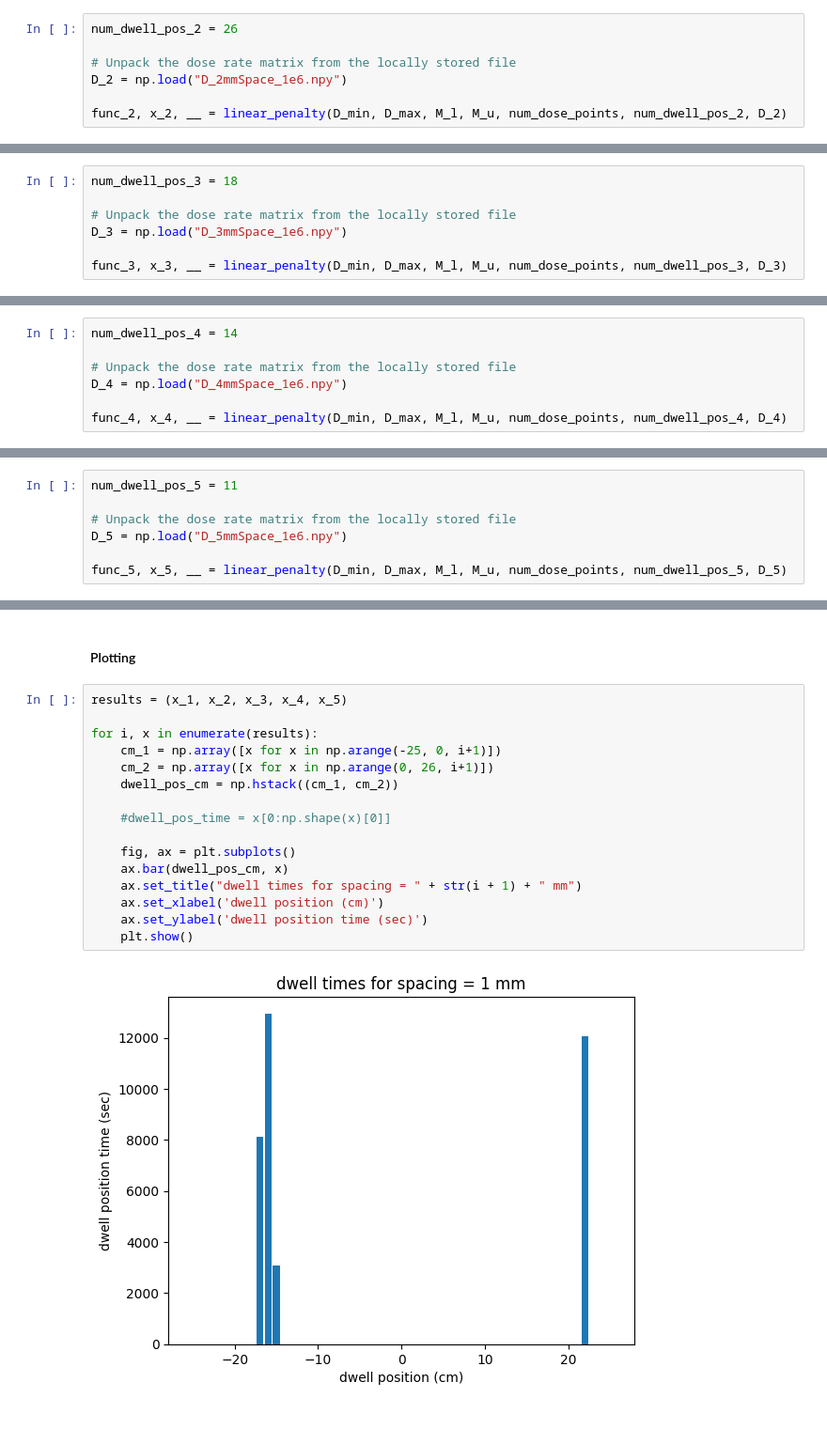
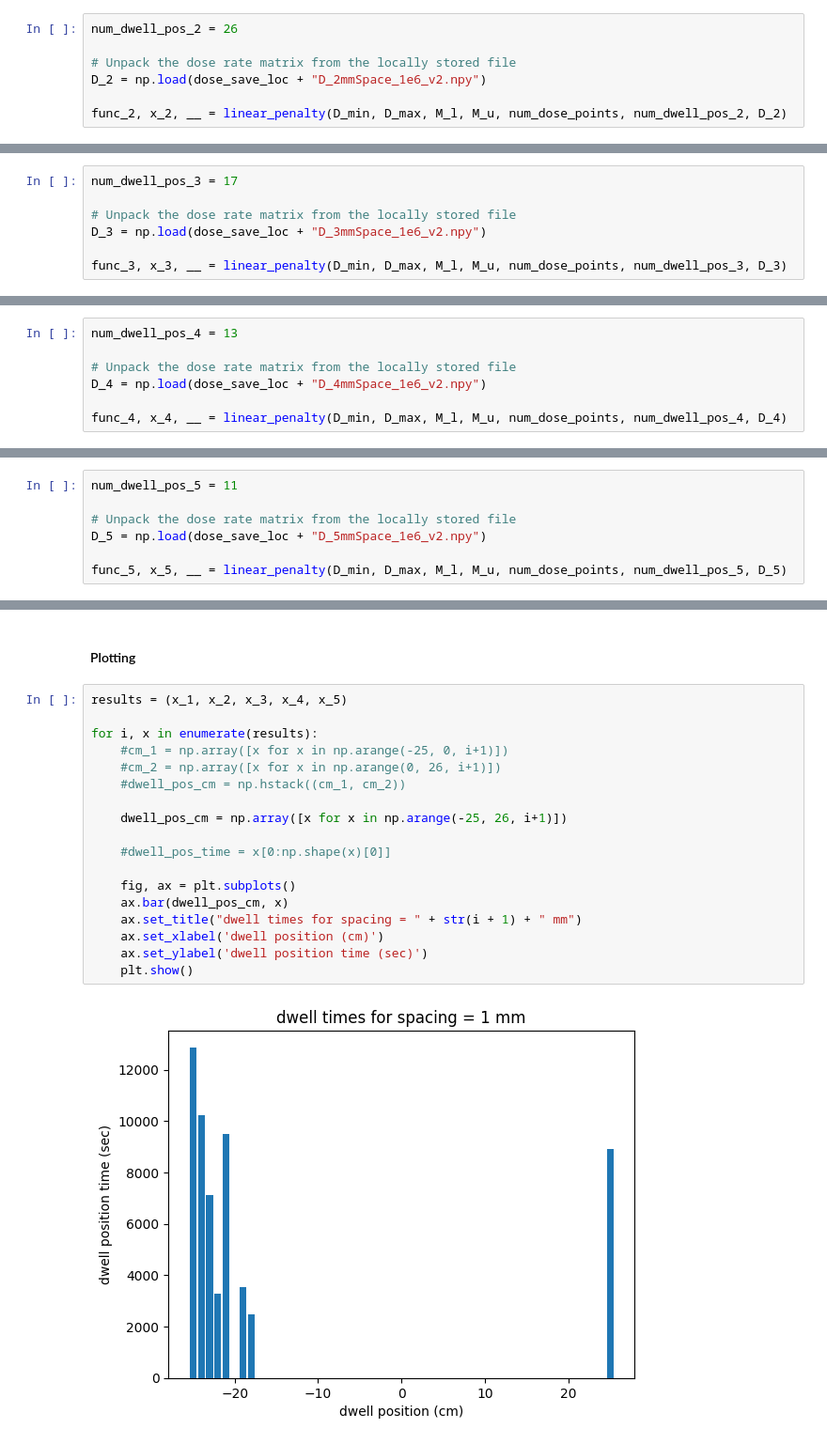
Before and after one commit to seandiscovery/modulated_shielding, a Jupyter notebook: dwell_time/experiments/results/exp_1-5mm_1e6_results.ipynb, the cells around one changed output, grey strips where cells are left out. Shown at 94% size. Saved outputs shown, nothing was run; the diff lists cells and outputs as text.

```diff
--- a/dwell_time/experiments/results/exp_1-5mm_1e6_results.ipynb
+++ b/dwell_time/experiments/results/exp_1-5mm_1e6_results.ipynb
@@ -54,25 +58,25 @@ func_1, x_1, __ = linear_penalty(D_min, D_max, M_l, M_u, num_dose_points, num_dw
 num_dwell_pos_2 = 26
 
 # Unpack the dose rate matrix from the locally stored file
-D_2 = np.load("D_2mmSpace_1e6.npy")
+D_2 = np.load(dose_save_loc + "D_2mmSpace_1e6_v2.npy")
 
 func_2, x_2, __ = linear_penalty(D_min, D_max, M_l, M_u, num_dose_points, num_dwell_pos_2, D_2)
 # %% [markdown]
 #### Spacing = 3 mm
 # %%
-num_dwell_pos_3 = 18
+num_dwell_pos_3 = 17
 
 # Unpack the dose rate matrix from the locally stored file
-D_3 = np.load("D_3mmSpace_1e6.npy")
+D_3 = np.load(dose_save_loc + "D_3mmSpace_1e6_v2.npy")
 
 func_3, x_3, __ = linear_penalty(D_min, D_max, M_l, M_u, num_dose_points, num_dwell_pos_3, D_3)
 # %% [markdown]
 #### Spacing = 4 mm
 # %%
-num_dwell_pos_4 = 14
+num_dwell_pos_4 = 13
 
 # Unpack the dose rate matrix from the locally stored file
-D_4 = np.load("D_4mmSpace_1e6.npy")
+D_4 = np.load(dose_save_loc + "D_4mmSpace_1e6_v2.npy")
 
 func_4, x_4, __ = linear_penalty(D_min, D_max, M_l, M_u, num_dose_points, num_dwell_pos_4, D_4)
 # %% [markdown]
@@ -81,7 +85,7 @@ func_4, x_4, __ = linear_penalty(D_min, D_max, M_l, M_u, num_dose_points, num_dw
 num_dwell_pos_5 = 11
 
 # Unpack the dose rate matrix from the locally stored file
-D_5 = np.load("D_5mmSpace_1e6.npy")
+D_5 = np.load(dose_save_loc + "D_5mmSpace_1e6_v2.npy")
 
 func_5, x_5, __ = linear_penalty(D_min, D_max, M_l, M_u, num_dose_points, num_dwell_pos_5, D_5)
 # %%
@@ -101,18 +105,20 @@ dwell_pos_cm5 = np.array([x for x in np.arange(-25, 26, 5)])
 # %%
 results = (x_1, x_2, x_3, x_4, x_5)
 
 for i, x in enumerate(results):
-    cm_1 = np.array([x for x in np.arange(-25, 0, i+1)])
-    cm_2 = np.array([x for x in np.arange(0, 26, i+1)])
-    dwell_pos_cm = np.hstack((cm_1, cm_2))
+    #cm_1 = np.array([x for x in np.arange(-25, 0, i+1)])
+    #cm_2 = np.array([x for x in np.arange(0, 26, i+1)])
+    #dwell_pos_cm = np.hstack((cm_1, cm_2))
+
+    dwell_pos_cm = np.array([x for x in np.arange(-25, 26, i+1)])
 
     #dwell_pos_time = x[0:np.shape(x)[0]]
 
     fig, ax = plt.subplots()
     ax.bar(dwell_pos_cm, x)
     ax.set_title("dwell times for spacing = " + str(i + 1) + " mm")
     ax.set_xlabel('dwell position (cm)')
     ax.set_ylabel('dwell position time (sec)')
     plt.show()
 # %% [output]
-[figure, old version]
+[figure, new version]
```
Also changed, not shown: parts of 5 cells of this notebook, 39 other files.
